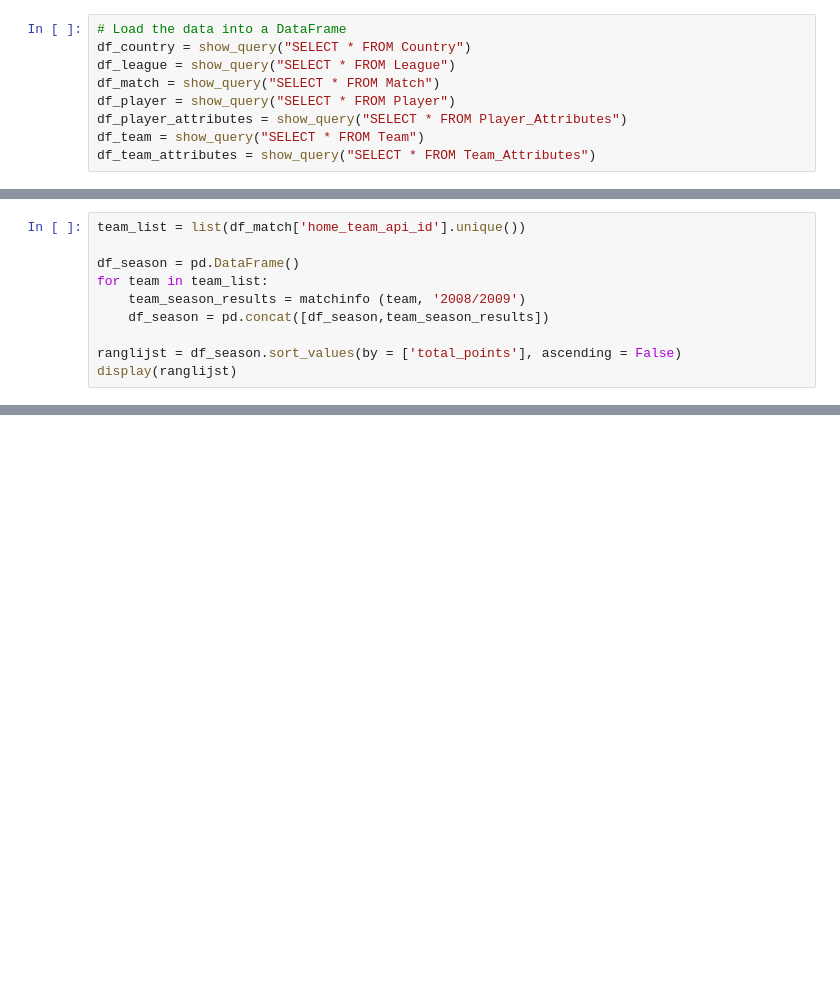
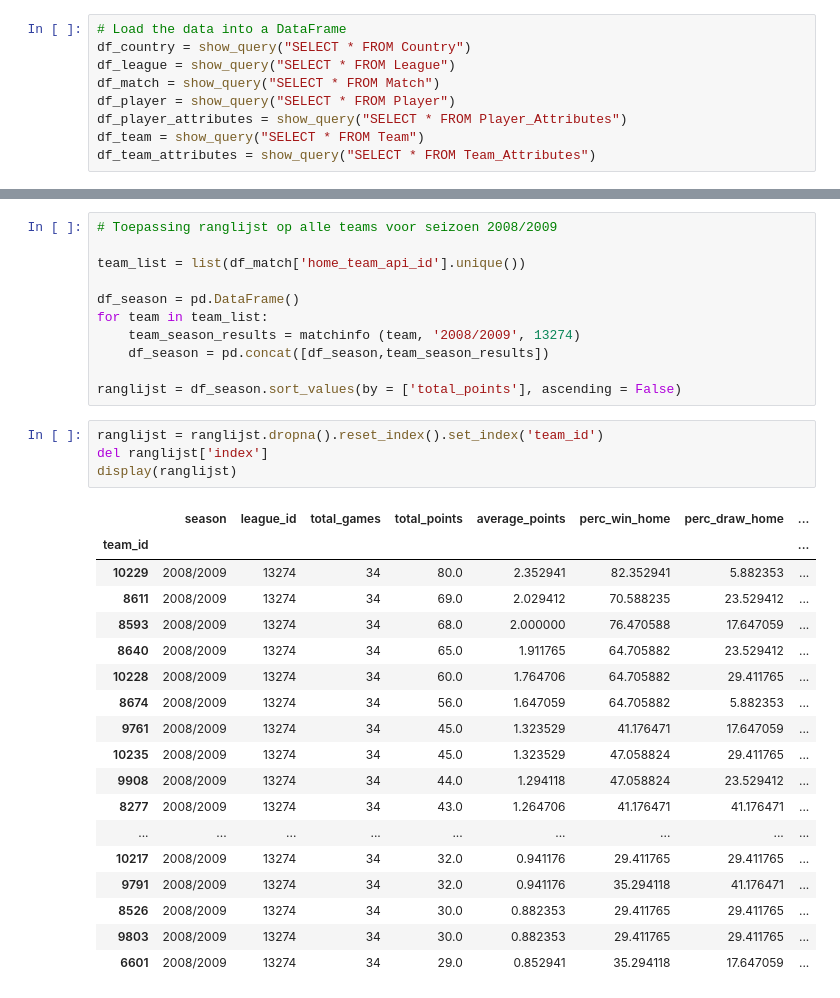
Before and after one commit to BartJeninga/2BDatalab, a Jupyter notebook: DataLab II sprint 2 main.ipynb, the cells around one changed output, grey strips where cells are left out. Saved outputs shown, nothing was run; the diff lists cells and outputs as text; blank space fills up the shorter version.

```diff
--- a/DataLab II sprint 2 main.ipynb
+++ b/DataLab II sprint 2 main.ipynb
@@ -116,10 +104,0 @@ matchinfo(10228, '2008/2009')
-# %%
-team_list = list(df_match['home_team_api_id'].unique())
-
-df_season = pd.DataFrame()
-for team in team_list:
-    team_season_results = matchinfo (team, '2008/2009')
-    df_season = pd.concat([df_season,team_season_results])
-
-ranglijst = df_season.sort_values(by = ['total_points'], ascending = False)
-display(ranglijst)
@@ -139,0 +218,34 @@ display(ranglijst)
+# %%
+# Toepassing ranglijst op alle teams voor seizoen 2008/2009
+
+team_list = list(df_match['home_team_api_id'].unique())
+
+df_season = pd.DataFrame()
+for team in team_list:
+    team_season_results = matchinfo (team, '2008/2009', 13274)
+    df_season = pd.concat([df_season,team_season_results])
+
+ranglijst = df_season.sort_values(by = ['total_points'], ascending = False)
+# %%
+ranglijst = ranglijst.dropna().reset_index().set_index('team_id')
+del ranglijst['index']
+display(ranglijst)
+# %% [output]
+|  | season | league_id | total_games | total_points | average_points | perc_win_home | perc_draw_home | ... |
+| team_id |  |  |  |  |  |  |  | ... |
+| 10229 | 2008/2009 | 13274 | 34 | 80.0 | 2.352941 | 82.352941 | 5.882353 | ... |
+| 8611 | 2008/2009 | 13274 | 34 | 69.0 | 2.029412 | 70.588235 | 23.529412 | ... |
+| 8593 | 2008/2009 | 13274 | 34 | 68.0 | 2.000000 | 76.470588 | 17.647059 | ... |
+| 8640 | 2008/2009 | 13274 | 34 | 65.0 | 1.911765 | 64.705882 | 23.529412 | ... |
+| 10228 | 2008/2009 | 13274 | 34 | 60.0 | 1.764706 | 64.705882 | 29.411765 | ... |
+| 8674 | 2008/2009 | 13274 | 34 | 56.0 | 1.647059 | 64.705882 | 5.882353 | ... |
+| 9761 | 2008/2009 | 13274 | 34 | 45.0 | 1.323529 | 41.176471 | 17.647059 | ... |
+| 10235 | 2008/2009 | 13274 | 34 | 45.0 | 1.323529 | 47.058824 | 29.411765 | ... |
+| 9908 | 2008/2009 | 13274 | 34 | 44.0 | 1.294118 | 47.058824 | 23.529412 | ... |
+| 8277 | 2008/2009 | 13274 | 34 | 43.0 | 1.264706 | 41.176471 | 41.176471 | ... |
+| ... | ... | ... | ... | ... | ... | ... | ... | ... |
+| 10217 | 2008/2009 | 13274 | 34 | 32.0 | 0.941176 | 29.411765 | 29.411765 | ... |
+| 9791 | 2008/2009 | 13274 | 34 | 32.0 | 0.941176 | 35.294118 | 41.176471 | ... |
+| 8526 | 2008/2009 | 13274 | 34 | 30.0 | 0.882353 | 29.411765 | 29.411765 | ... |
+| 9803 | 2008/2009 | 13274 | 34 | 30.0 | 0.882353 | 29.411765 | 29.411765 | ... |
+| 6601 | 2008/2009 | 13274 | 34 | 29.0 | 0.852941 | 35.294118 | 17.647059 | ... |
```
Also changed, not shown: parts of 10 cells of this notebook.
